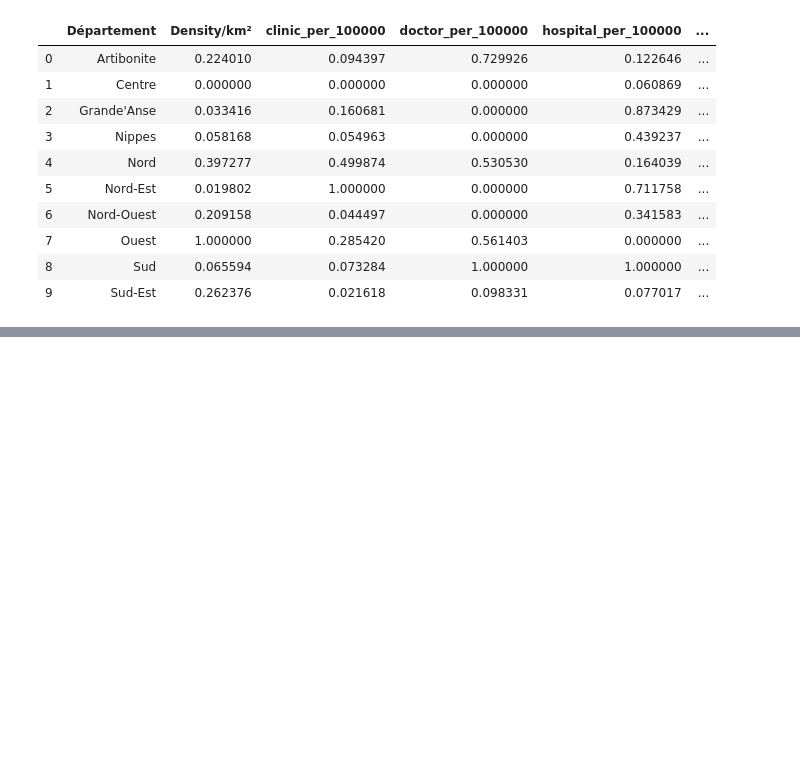
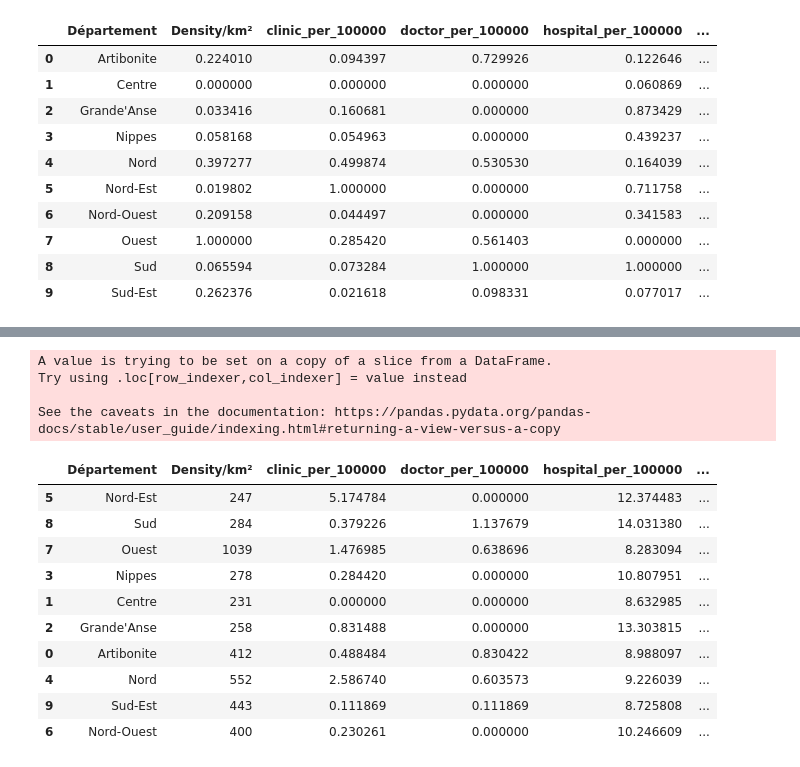
Before and after one commit to weinerkervens/Ayiti_Analytics_Capstone_Project, a Jupyter notebook: Notebooks/4- Notebook.ipynb, the cells around one changed output, grey strips where cells are left out. Drawn from its saved outputs; the diff is of its cells as text; code cells hidden in the pictures; blank space fills up the shorter version.

```diff
--- a/Notebooks/4- Notebook.ipynb
+++ b/Notebooks/4- Notebook.ipynb
@@ -273,0 +273,6 @@ new_df_1
+# %%
+# Create k-mean object
+clt = KMeans(n_clusters=3, random_state=0, n_jobs=-1)
+
+# Train model
+model = clt.fit(X_std)
@@ -273,0 +284,4 @@ new_df_1
+# %%
+# Normalize the score to get ride of negative and low values hard to compare, so we can get a score which ranges
+# from 0 to 10, as the score is a relative value
+new_df['normalized_score'] = round(((new_df.score - new_df.score.min()) / (new_df.score.max() - new_df.score.min())) * 10, 2)
@@ -273,0 +361,22 @@ new_df_1
+# %%
+# Rank the departments according to their score
+new_df['rank'] = new_df['score'].rank()
+
+# Sort the dataframe from least risky to most risky
+new_df.sort_values('rank')
+# %% [output]
+A value is trying to be set on a copy of a slice from a DataFrame.
+Try using .loc[row_indexer,col_indexer] = value instead
+
+See the caveats in the documentation: https://pandas.pydata.org/pandas-docs/stable/user_guide/indexing.html#returning-a-view-versus-a-copy
+|  | Département | Density/km² | clinic_per_100000 | doctor_per_100000 | hospital_per_100000 | ... |
+| 5 | Nord-Est | 247 | 5.174784 | 0.000000 | 12.374483 | ... |
+| 8 | Sud | 284 | 0.379226 | 1.137679 | 14.031380 | ... |
+| 7 | Ouest | 1039 | 1.476985 | 0.638696 | 8.283094 | ... |
+| 3 | Nippes | 278 | 0.284420 | 0.000000 | 10.807951 | ... |
+| 1 | Centre | 231 | 0.000000 | 0.000000 | 8.632985 | ... |
+| 2 | Grande'Anse | 258 | 0.831488 | 0.000000 | 13.303815 | ... |
+| 0 | Artibonite | 412 | 0.488484 | 0.830422 | 8.988097 | ... |
+| 4 | Nord | 552 | 2.586740 | 0.603573 | 9.226039 | ... |
+| 9 | Sud-Est | 443 | 0.111869 | 0.111869 | 8.725808 | ... |
+| 6 | Nord-Ouest | 400 | 0.230261 | 0.000000 | 10.246609 | ... |
```
Also changed, not shown: parts of 70 cells of this notebook, 1 other file.
